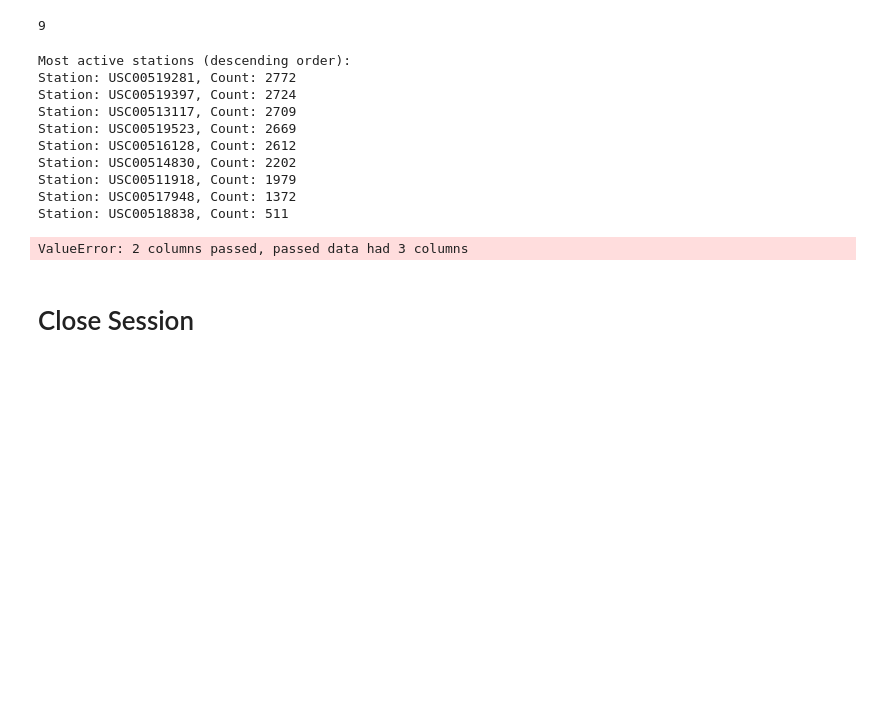
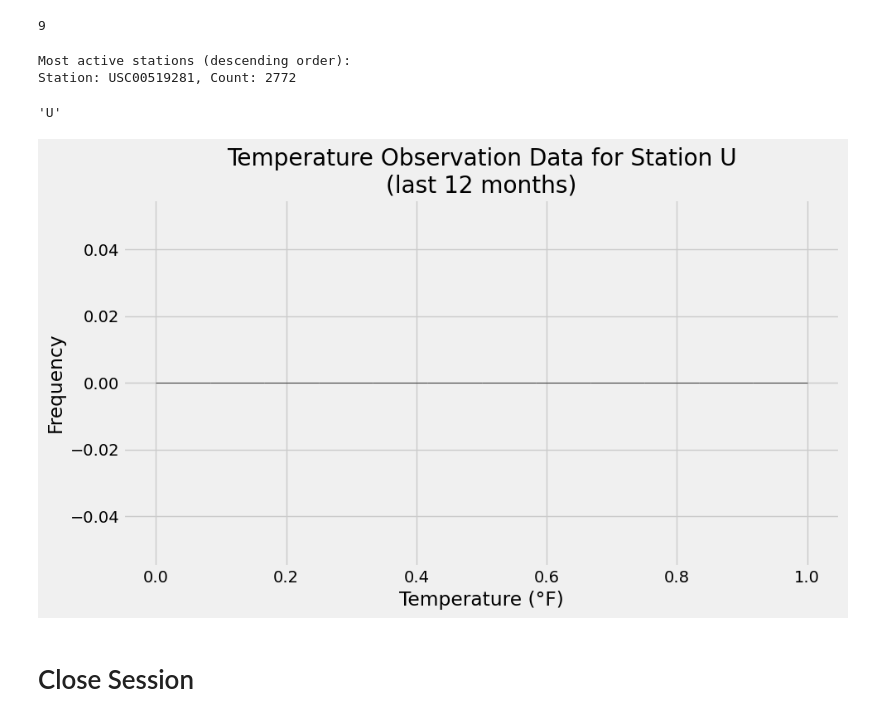
Before and after one commit to des-work/sqlalchemy-challenge, a Jupyter notebook: climate_starter.ipynb, the cells around one changed output. Saved outputs shown, nothing was run; the diff lists cells and outputs as text; code cells hidden in the pictures; blank space fills up the shorter version.

```diff
--- a/climate_starter.ipynb
+++ b/climate_starter.ipynb
@@ -100,29 +107,21 @@ total_stations
 # %%
 # Design a query to find the most active stations (i.e. which stations have the most rows?)
 # List the stations and their counts in descending order.
-active_stations_query = session.query(Measurement.station, func.count(Measurement.station)).\
-                            group_by(Measurement.station).\
-                            order_by(func.count(Measurement.station).desc()).first()
+active_stations_query = session.query(Measurement.station, func.count(Measurement.station).label('count')).\
+                            group_by(Measurement.station)\
+                            .order_by(func.count(Measurement.station).desc()).first()
 print("Most active stations (descending order):")
-for station, count in active_stations_query:
+if active_stations_query:
+    station, count = active_stations_query
     print(f"Station: {station}, Count: {count}")
 # %% [output]
 Most active stations (descending order):
 Station: USC00519281, Count: 2772
-Station: USC00519397, Count: 2724
-Station: USC00513117, Count: 2709
-Station: USC00519523, Count: 2669
-Station: USC00516128, Count: 2612
-Station: USC00514830, Count: 2202
-Station: USC00511918, Count: 1979
-Station: USC00517948, Count: 1372
-Station: USC00518838, Count: 511
 # %%
 # Using the most active station id from the previous query, calculate the lowest, highest, and average temperature.
 most_active_station = active_stations_query[0][0]
 
-most_recent_date = session.query(func.max(Measurement.date)).filter(Measurement.station == most_active_station).scalar()
-one_year_ago = pd.to_datetime(most_recent_date) - pd.DateOffset(years=1)
+
 
 # Query to calculate the lowest, highest, and average temperature for the most active station
 temperature_stats_query = session.query(func.min(Measurement.tobs),
@@ -130,20 +129,27 @@ temperature_stats_query = session.query(func.min(Measurement.tobs),
                                        func.avg(Measurement.tobs)).\
                             filter(Measurement.station == most_active_station).all()
 lowest_temp, highest_temp, avg_temp = temperature_stats_query[0]
+# %%
+most_active_station
+# %% [output]
+'U'
 # %%
 # Using the most active station id
 # Query the last 12 months of temperature observation data for this station and plot the results as a histogram
+temperature_observation_query = session.query(Measurement.date, Measurement.tobs).\
+    filter(Measurement.station == most_active_station, Measurement.date >= one_year_ago).all()
 
-t_df = pd.DataFrame(temperature_stats_query, columns=['Date','Temperature'])
-plt.figure(figsize=(8, 6))
-plt.hist(t_df['Temperature'], bins=12, alpha=0.8, edgecolor='black')
+temperature_df = pd.DataFrame(temperature_observation_query, columns=['Date', 'Temperature'])
+
+plt.figure(figsize=(10, 6))
+plt.hist(temperature_df['Temperature'], bins=12, edgecolor='black')
 plt.xlabel('Temperature (°F)')
 plt.ylabel('Frequency')
 plt.title(f'Temperature Observation Data for Station {most_active_station}\n(last 12 months)')
 plt.tight_layout()
 plt.show()
 # %% [output]
-ValueError: 2 columns passed, passed data had 3 columns
+[figure, added]
 # %% [markdown]
 # Close Session
 # %%
```
Also changed, not shown: parts of 3 cells of this notebook, 1 other file.
